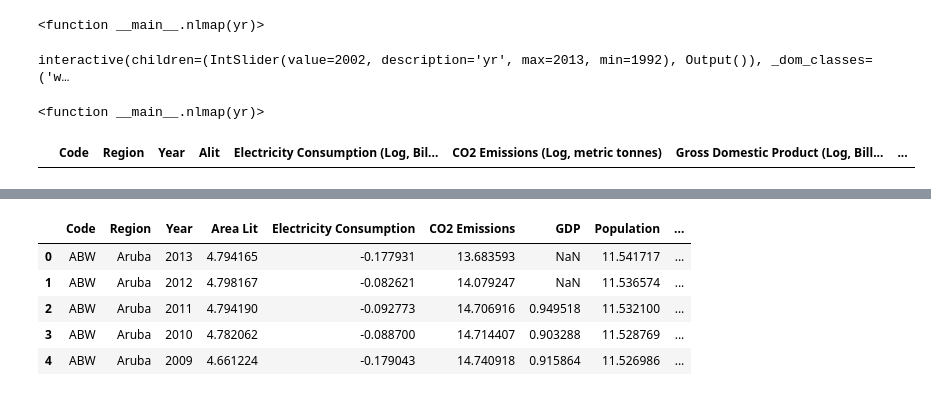
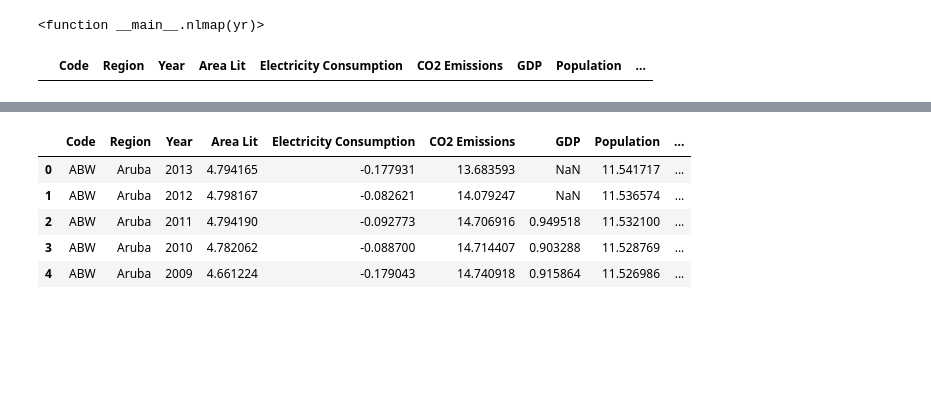
Before and after one commit to xiaomanluo/world_nightlight, a Jupyter notebook: nightlight.ipynb, the cells around one changed output, grey strips where cells are left out. Cells and saved outputs as stored; diff of their text form; code cells hidden in the pictures; blank space fills up the shorter version.

```diff
--- a/nightlight.ipynb
+++ b/nightlight.ipynb
@@ -285,10 +148,5 @@ def nlmap(yr):
-# %%
-interact(nlmap, yr = (1992, 2013, 1))
-# %% [output]
-interactive(children=(IntSlider(value=2002, description='yr', max=2013, min=1992), Output()), _dom_classes=('w…
-<function __main__.nlmap(yr)>
 # %%
 # Confirm 2002 Area lit missing for Russia
-data.loc[(data['Region'] == 'Russia' )& data['Year'] == 2002]
+data.loc[(data['Region'] == 'Russia' )& (data['Year'] == 2002)]
 # %% [output]
-|  | Code | Region | Year | Alit | Electricity Consumption (Log, Bil... | CO2 Emissions (Log, metric tonnes) | Gross Domestic Product (Log, Bill... | ... |
+|  | Code | Region | Year | Area Lit | Electricity Consumption | CO2 Emissions | GDP | Population | ... |
```
Also changed, not shown: parts of 77 cells of this notebook.
